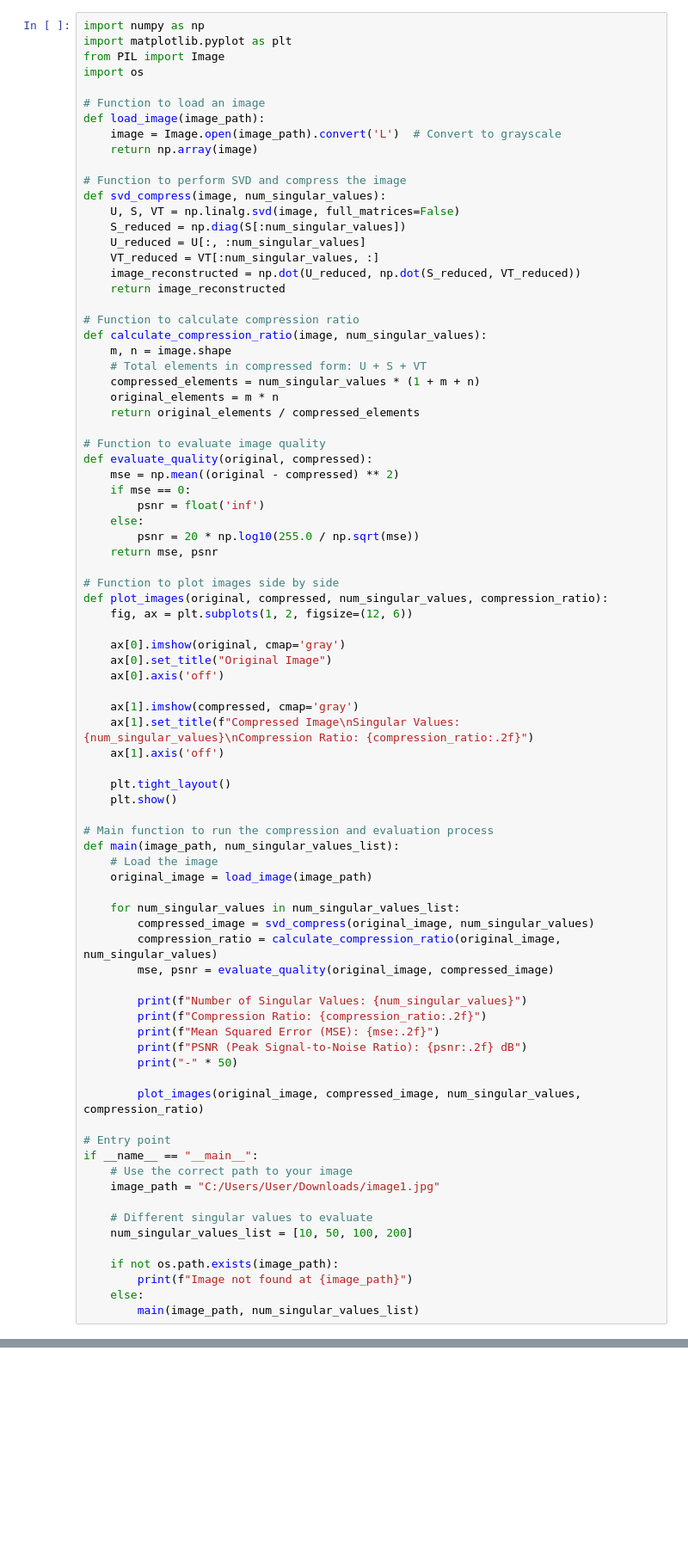
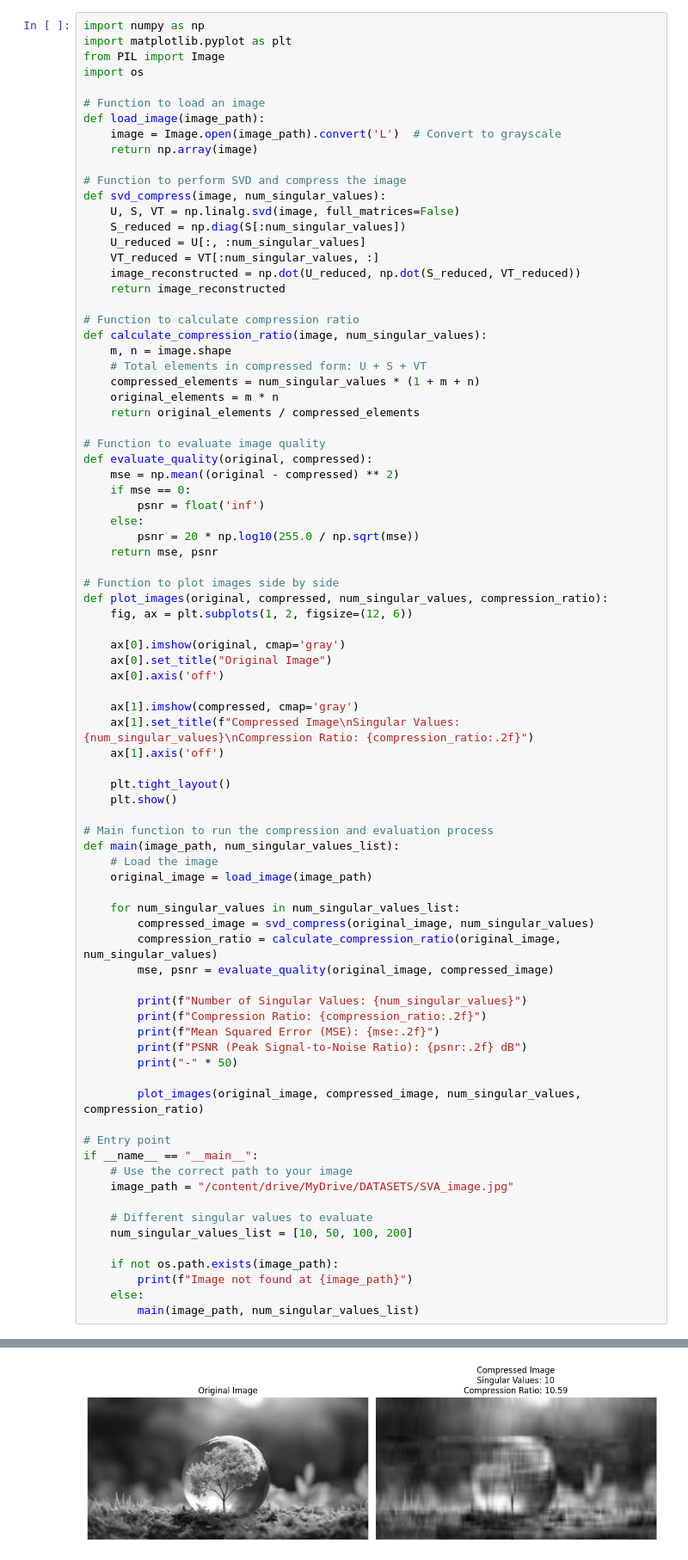
Before and after one commit to JairusTheAnalyst/JairusTheAnalyst, a Jupyter notebook: Mini_Poject_5.ipynb, the cells around one changed output, grey strips where cells are left out. Shown at 86% size. Saved outputs shown, nothing was run; the diff lists cells and outputs as text; blank space fills up the shorter version.

```diff
--- a/Mini_Poject_5.ipynb
+++ b/Mini_Poject_5.ipynb
@@ -73,7 +73,7 @@ def main(image_path, num_singular_values_list):
 # Entry point
 if __name__ == "__main__":
     # Use the correct path to your image
-    image_path = "C:/Users/User/Downloads/image1.jpg"
+    image_path = "/content/drive/MyDrive/DATASETS/SVA_image.jpg"
 
     # Different singular values to evaluate
     num_singular_values_list = [10, 50, 100, 200]
@@ -86,0 +91 @@ Image not found at C:/Users/User/Downloads/image1.jpg
+[figure, added]
```
Also changed, not shown: parts of 1 cell of this notebook.
